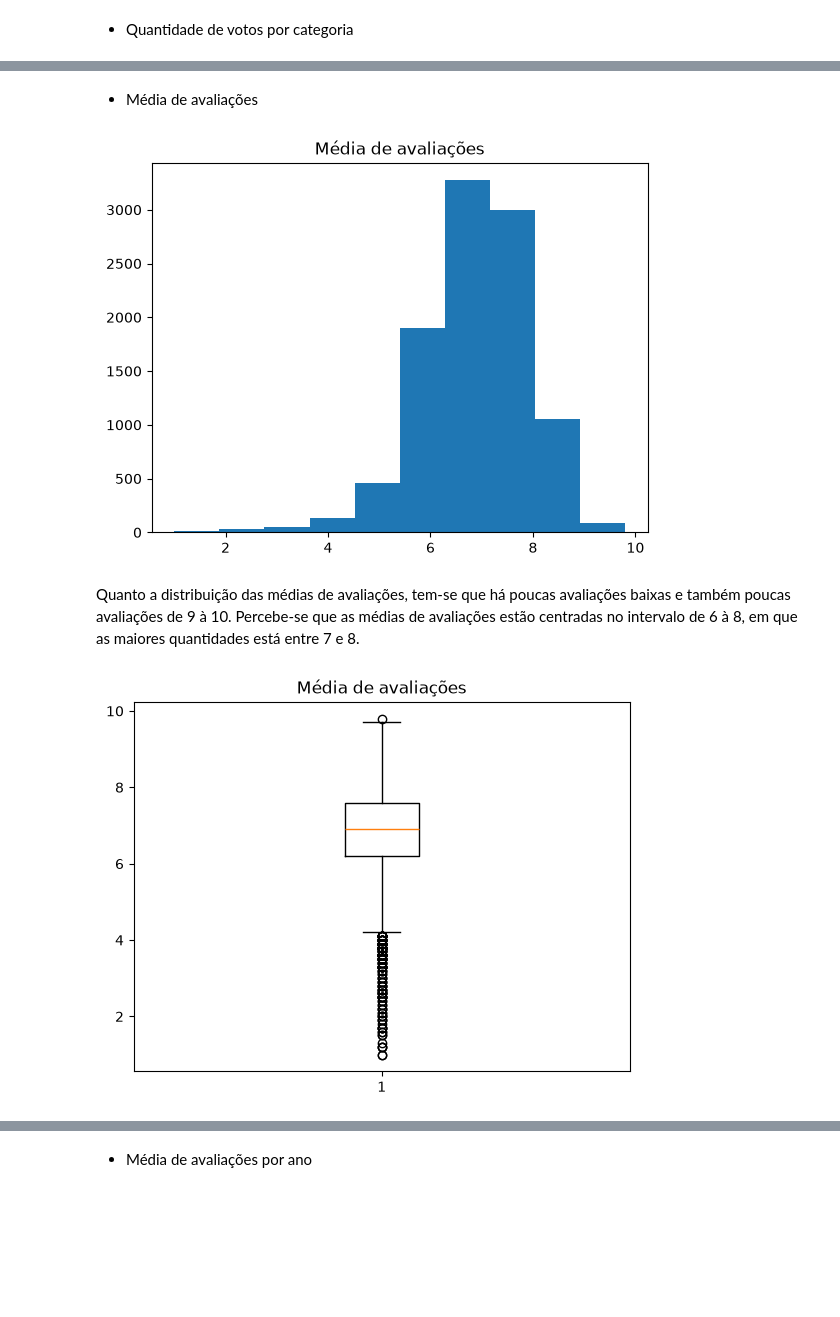
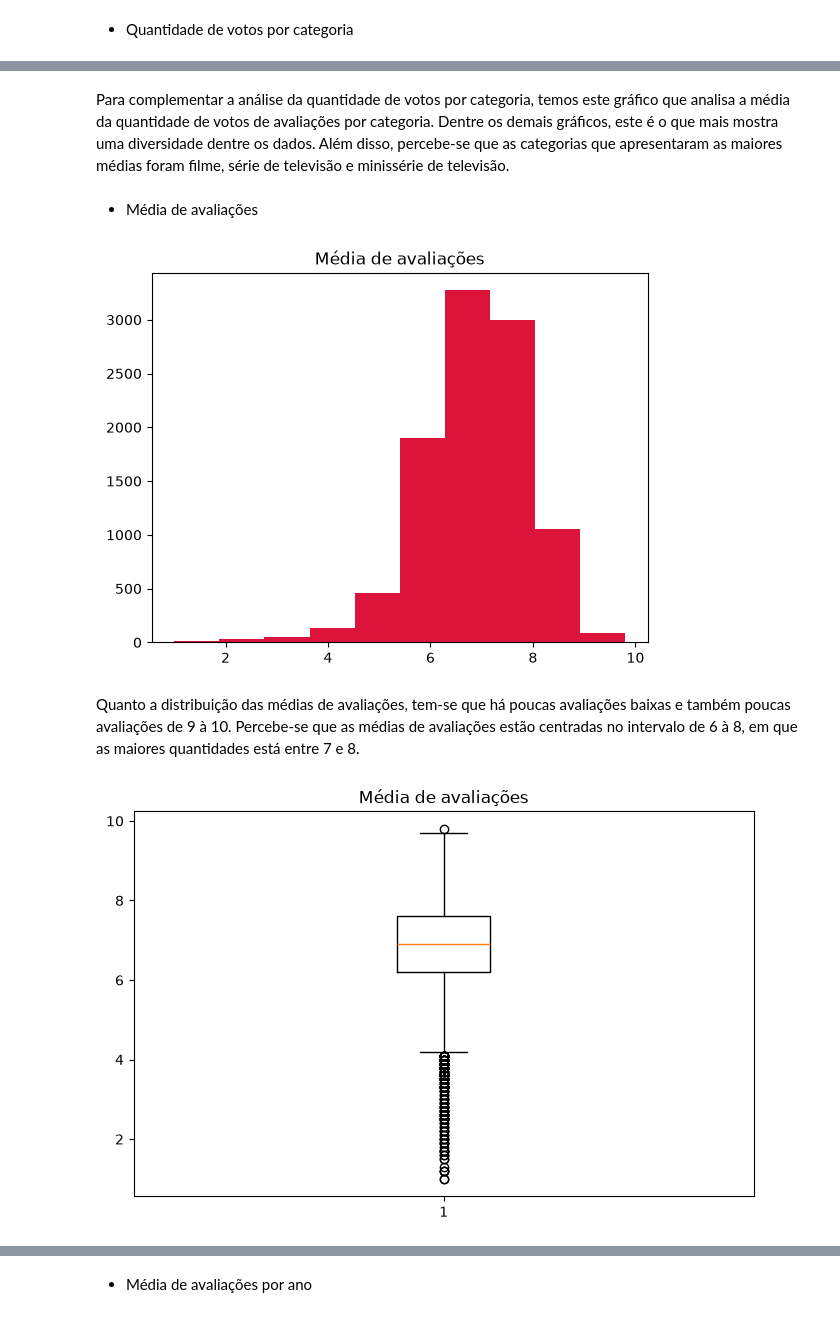
Before and after one commit to Lana230/analise_filmes_series, a Jupyter notebook: main.ipynb, the cells around one changed output, grey strips where cells are left out. Drawn from its saved outputs; the diff is of its cells as text; code cells hidden in the pictures; blank space fills up the shorter version.

```diff
--- a/main.ipynb
+++ b/main.ipynb
@@ -309,18 +362,21 @@ Quanto a quantidade de produções por gêneros temos que drama, comédia e aç
+# %% [markdown]
+Para complementar a análise da quantidade de votos por categoria, temos este gráfico que analisa a média da quantidade de votos de avaliações por categoria. Dentre os demais gráficos, este é o que mais mostra uma diversidade dentre os dados. Além disso, percebe-se que as categorias que apresentaram as maiores médias foram filme, série de televisão e minissérie de televisão.
 # %% [markdown]
 - Média de avaliações
 # %%
 #Gráfico de histograma(hist)
-plt.hist(df_renomeado["Media_Avaliacao"])
+plt.hist(df_renomeado["Media_Avaliacao"], color="crimson")
 plt.title("Média de avaliações")
 plt.show()
 # %% [output]
-[figure, old version]
+[figure, new version]
 # %% [markdown]
 Quanto a distribuição das médias de avaliações, tem-se que há poucas avaliações baixas e também poucas avaliações de 9 à 10. Percebe-se que as médias de avaliações estão centradas no intervalo de 6 à 8, em que as maiores quantidades está entre 7 e 8.
 # %%
+plt.figure(figsize=(8, 5))
 plt.boxplot(df_renomeado["Media_Avaliacao"])
 plt.title("Média de avaliações")
 plt.show()
 # %% [output]
-[figure, old version]
+[figure, new version]
 # %% [markdown]
```
Also changed, not shown: parts of 22 cells of this notebook.
